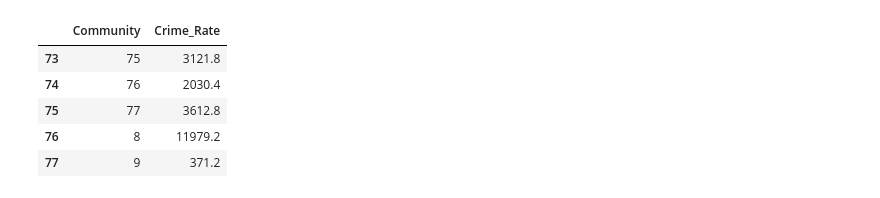
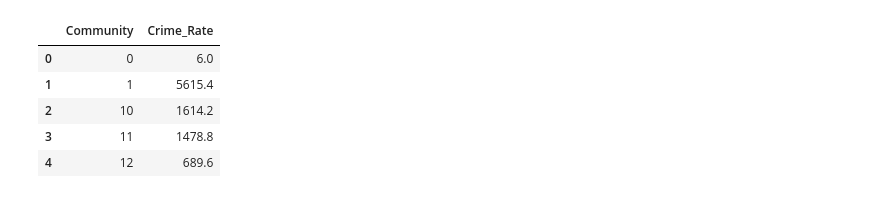
Before and after one commit to bac2qh/ippp_Final_Project, a Jupyter notebook: Crime_Total_Reg.ipynb, the cells around one changed output. Cells and saved outputs as stored; diff of their text form; code cells hidden in the pictures.

```diff
--- a/Crime_Total_Reg.ipynb
+++ b/Crime_Total_Reg.ipynb
@@ -1,33 +1,33 @@
 # %%
 import pandas as pd
 import json
 import requests
 from urllib.parse import quote
 %matplotlib inline
 
 # Get crime data
 soql = "https://data.cityofchicago.org/resource/6zsd-86xi.json?$query="
 soql += quote("SELECT community_area AS Community, count(*)/5 AS Crime_Rate ")
 soql += quote("WHERE 2007 < year AND year < 2013 ")
 soql += quote("GROUP BY Community LIMIT 10000")
 
 resp = requests.get(soql).json()
 
 crime_total = pd.DataFrame(resp)
 
 # Get rid of the redundant decimal places
 crime_total.Crime_Rate = crime_total.Crime_Rate.astype(float)
 crime_total.round(1)
 
 #ATTENTION HERE: problem with NaN remains unsolved!!!!
 crime_total.dropna(axis = 0, how = "any", inplace = True)
-crime_total.tail()
+crime_total.head()
 # %% [output]
 |  | Community | Crime_Rate |
-| 73 | 75 | 3121.8 |
-| 74 | 76 | 2030.4 |
-| 75 | 77 | 3612.8 |
-| 76 | 8 | 11979.2 |
-| 77 | 9 | 371.2 |
+| 0 | 0 | 6.0 |
+| 1 | 1 | 5615.4 |
+| 2 | 10 | 1614.2 |
+| 3 | 11 | 1478.8 |
+| 4 | 12 | 689.6 |
 # %%
 # Get socioeconomics data
```
Also changed, not shown: parts of 20 cells of this notebook.
